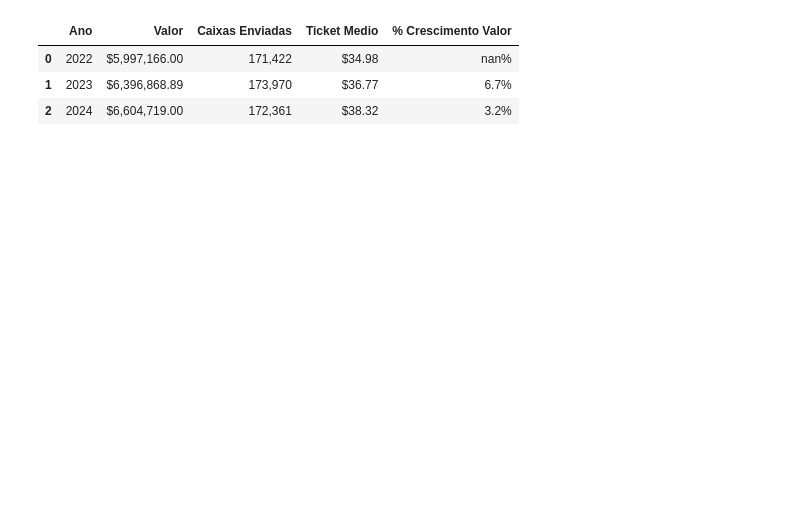
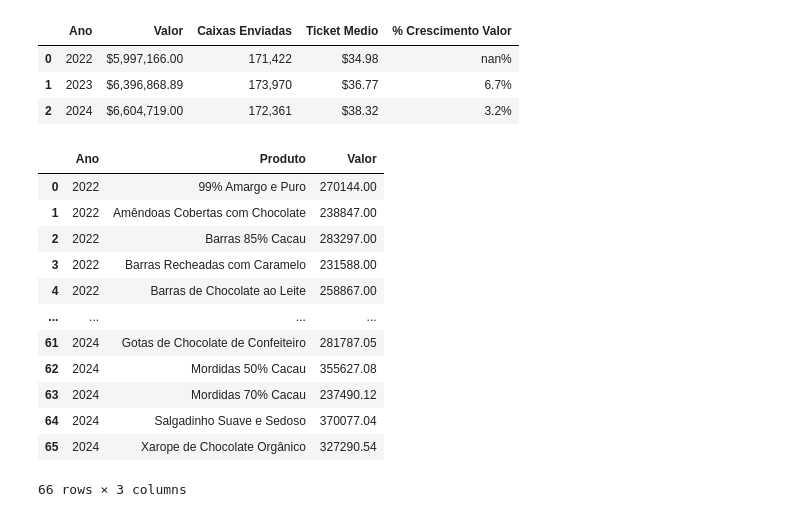
Before and after one commit to lmitsuol/revisao_pandas, a Jupyter notebook: revisao_pandas.ipynb, the cells around one changed output. Cells and saved outputs as stored; diff of their text form; code cells hidden in the pictures; blank space fills up the shorter version.

```diff
--- a/revisao_pandas.ipynb
+++ b/revisao_pandas.ipynb
@@ -131,3 +153,25 @@ display(vendas_ano.style.format({
 | 0 | 2022 | $5,997,166.00 | 171,422 | $34.98 | nan% |
 | 1 | 2023 | $6,396,868.89 | 173,970 | $36.77 | 6.7% |
 | 2 | 2024 | $6,604,719.00 | 172,361 | $38.32 | 3.2% |
+# %%
+# analise por produto (anual)
+df_produtos_anual = vendas_df[["Ano", "Produto", "Valor"]]
+df_produtos_anual = df_produtos_anual.groupby(["Ano", "Produto"], as_index=False).sum()
+
+display(df_produtos_anual)
+grafico = px.bar(df_produtos_anual, x="Ano", y="Valor", color="Produto")
+grafico.show()
+# %% [output]
+|  | Ano | Produto | Valor |
+| 0 | 2022 | 99% Amargo e Puro | 270144.00 |
+| 1 | 2022 | Amêndoas Cobertas com Chocolate | 238847.00 |
+| 2 | 2022 | Barras 85% Cacau | 283297.00 |
+| 3 | 2022 | Barras Recheadas com Caramelo | 231588.00 |
+| 4 | 2022 | Barras de Chocolate ao Leite | 258867.00 |
+| ... | ... | ... | ... |
+| 61 | 2024 | Gotas de Chocolate de Confeiteiro | 281787.05 |
+| 62 | 2024 | Mordidas 50% Cacau | 355627.08 |
+| 63 | 2024 | Mordidas 70% Cacau | 237490.12 |
+| 64 | 2024 | Salgadinho Suave e Sedoso | 370077.04 |
+| 65 | 2024 | Xarope de Chocolate Orgânico | 327290.54 |
+66 rows × 3 columns
```
Also changed, not shown: parts of 1 cell of this notebook.
